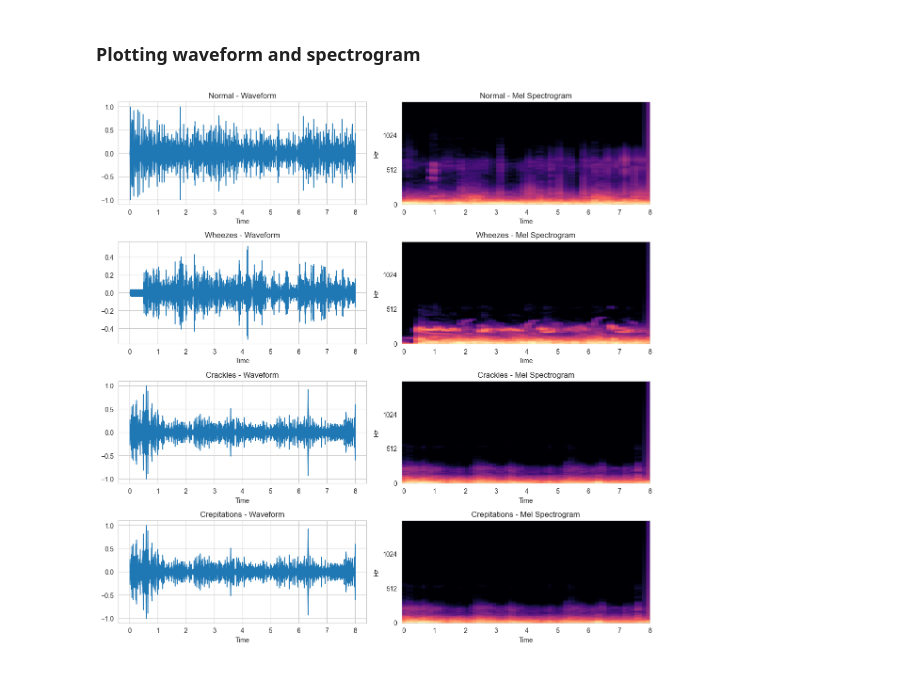
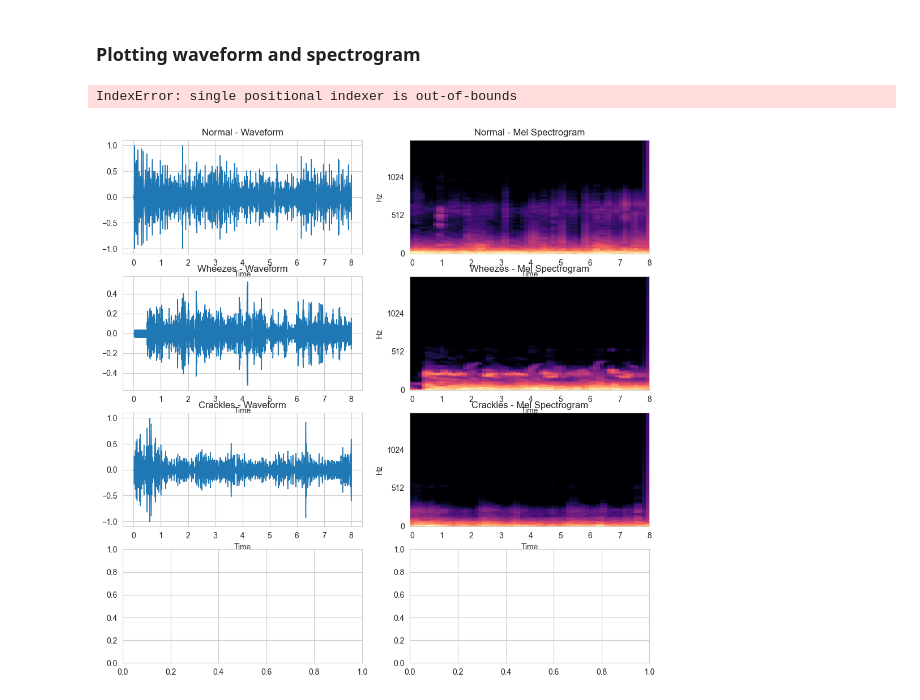
Before and after one commit to Isha1013/BME1580_Project, a Jupyter notebook: eda.ipynb, the cells around one changed output. Drawn from its saved outputs; the diff is of its cells as text; code cells hidden in the pictures.

```diff
--- a/eda.ipynb
+++ b/eda.ipynb
@@ -246,24 +255,24 @@ df_audio.head(10)
 | 8 | E | P69 | pneumonia | Bronchial | P R L | 64 | M | EP69_pneumonia,Bronchial,P R L ,6... |
 | 9 | B | P46 | asthma | E W | P L U | 41 | F | BP46_asthma,E W,P L U,41,F.wav |
 # %%
-# creating sound classes (deleted Bronchial, sounds with both W and C are used in both classes)
 df_audio = df_audio[~df_audio['sound_type'].str.contains('Bronchial', case=False, na=False)]
+df_audio = df_audio[~df_audio['sound_type'].str.contains('B', na=False)]
+df_audio = df_audio[~(df_audio['sound_type'].str.contains('C', na=False) &
+          df_audio['sound_type'].str.contains('W', na=False))]
 
 def map_sound_types(sound):
-    labels = []
+    tokens = sound.split()
 
     if 'W' in sound:
-        labels.append('Wheezes')
-    if 'C' in sound:
-        labels.append('Crackles')
-    if 'Crep' in sound:
-        labels.append('Crepitations')
+        return 'Wheezes'
+
+    if 'C' in tokens or 'Crep' in tokens:
+        return 'Crackles'
+
     if 'N' in sound:
-        labels.append('Normal')
-    return labels
+        return 'Normal'
 
 df_audio['sound_class'] = df_audio['sound_type'].apply(map_sound_types)
-df_audio_expanded = df_audio.explode("sound_class")
-print(df_audio_expanded["sound_class"].value_counts())
+print(df_audio["sound_class"].value_counts())
 # %% [output]
 sound_class
@@ -287,8 +295,8 @@ def get_disease_class(diagnosis):
         return 'Lung disease'
     return 'Normal'
 
-df_audio_expanded['disease_class'] = df_audio_expanded['diagnosis'].apply(get_disease_class)
-print(df_audio_expanded['disease_class'].value_counts())
-df_audio_expanded.head(10)
+df_audio['disease_class'] = df_audio['diagnosis'].apply(get_disease_class)
+print(df_audio['disease_class'].value_counts())
+df_audio.head(10)
 # %% [output]
 disease_class
@@ -323,34 +331,35 @@ fig, axes = plt.subplots(len(classes), 2, figsize=(12, 12))
 for i, cls in enumerate(classes):
 
     # get one example from the class
-    row = df_audio_expanded[df_audio_expanded["sound_class"] == cls].iloc[0]
+    row = df_audio[df_audio["sound_class"] == cls].iloc[0]
     file_path = audio_dir / row["filename"]
 
     # load audio
     y, sr = librosa.load(file_path, sr=None)
 
     # optional: limit to first 8 seconds for cleaner plots
     y = y[:sr*8]
 
     # waveform
     librosa.display.waveshow(y, sr=sr, ax=axes[i,0])
     axes[i,0].set_title(f"{cls} - Waveform")
 
     # spectrogram
     S = librosa.feature.melspectrogram(y=y, sr=sr)
     S_db = librosa.power_to_db(S, ref=np.max)
 
     librosa.display.specshow(
         S_db,
         sr=sr,
         x_axis="time",
         y_axis="mel",
         ax=axes[i,1]
     )
 
     axes[i,1].set_title(f"{cls} - Mel Spectrogram")
 
 plt.tight_layout()
 plt.show()
 # %% [output]
+IndexError: single positional indexer is out-of-bounds
-[figure, old version]
+[figure, new version]
```
Also changed, not shown: parts of 12 cells of this notebook.
